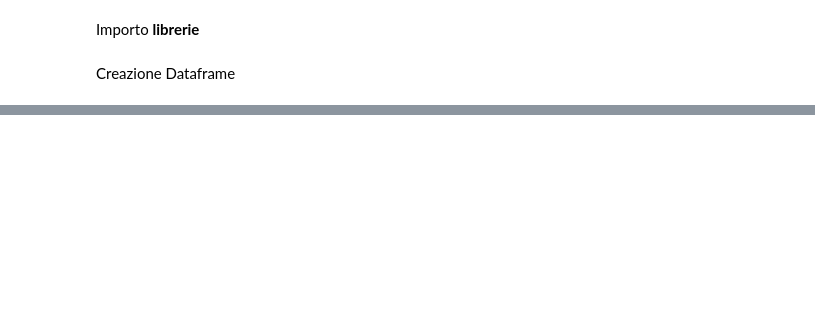
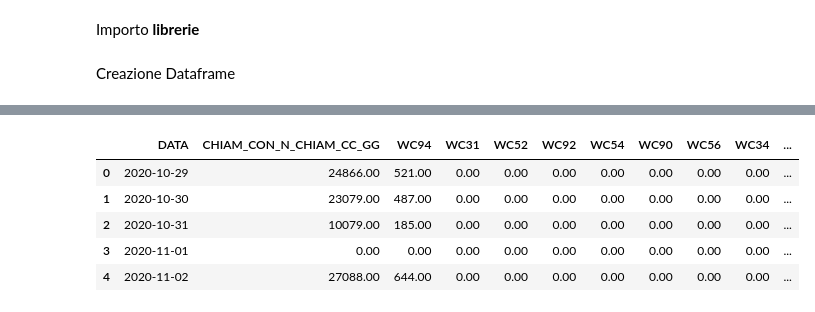
Before and after one commit to RaJaRaJiLLaH/Hands-On-Machine-Learning-with-Scikit-Learn-Keras-and-TensorFlow-3rd-Edition, a Jupyter notebook: 0_Espolarazione_analisi_dati.ipynb, the cells around one changed output, grey strips where cells are left out. Saved outputs shown, nothing was run; the diff lists cells and outputs as text; code cells hidden in the pictures; blank space fills up the shorter version.

```diff
--- a/0_Espolarazione_analisi_dati.ipynb
+++ b/0_Espolarazione_analisi_dati.ipynb
@@ -36,0 +81,3 @@ memory usage: 744.0+ bytes
+# %%
+df_chiamate=pd.read_csv('/content/0_dataset_input/storico_chiamate.csv', parse_dates=['DAT3P_DATA_GG'] )
+df_chiamate.head(5)
@@ -36,0 +113,10 @@ memory usage: 744.0+ bytes
+# %%
+df_chiamate=df_chiamate.rename(columns={"DAT3P_DATA_GG": "DATA"})
+df_chiamate.head(5)
+# %% [output]
+|  | DATA | CHIAM_CON_N_CHIAM_CC_GG | WC94 | WC31 | WC52 | WC92 | WC54 | WC90 | WC56 | WC34 | ... |
+| 0 | 2020-10-29 | 24866.00 | 521.00 | 0.00 | 0.00 | 0.00 | 0.00 | 0.00 | 0.00 | 0.00 | ... |
+| 1 | 2020-10-30 | 23079.00 | 487.00 | 0.00 | 0.00 | 0.00 | 0.00 | 0.00 | 0.00 | 0.00 | ... |
+| 2 | 2020-10-31 | 10079.00 | 185.00 | 0.00 | 0.00 | 0.00 | 0.00 | 0.00 | 0.00 | 0.00 | ... |
+| 3 | 2020-11-01 | 0.00 | 0.00 | 0.00 | 0.00 | 0.00 | 0.00 | 0.00 | 0.00 | 0.00 | ... |
+| 4 | 2020-11-02 | 27088.00 | 644.00 | 0.00 | 0.00 | 0.00 | 0.00 | 0.00 | 0.00 | 0.00 | ... |
```
Also changed, not shown: parts of 11 cells of this notebook.
